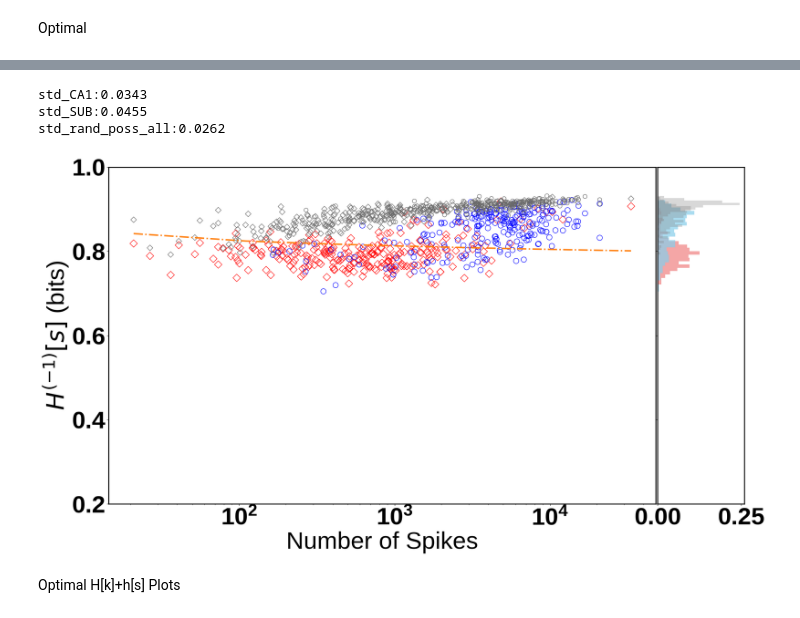
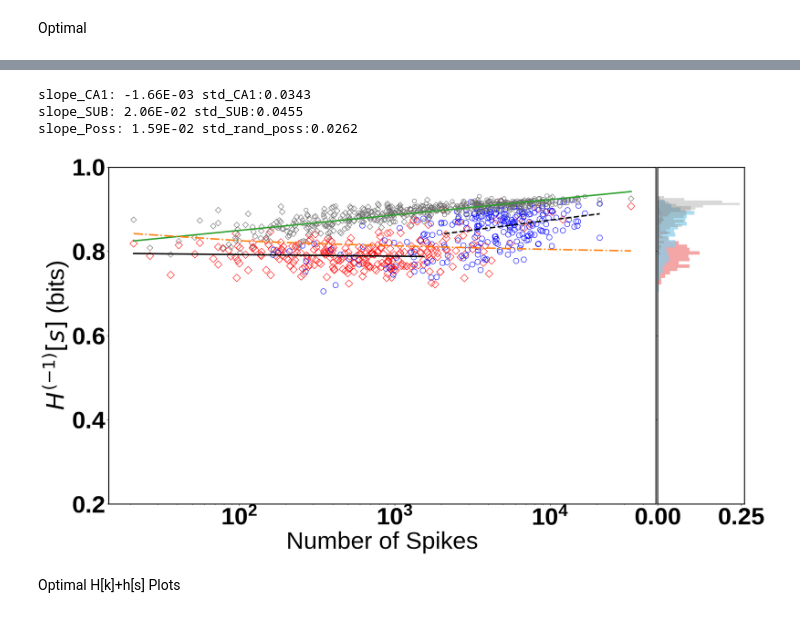
Before and after one commit to amisapta15/ResolutionRelevance, a Jupyter notebook: src/Fig_test_nspike.ipynb, the cells around one changed output, grey strips where cells are left out. Drawn from its saved outputs; the diff is of its cells as text; code cells hidden in the pictures.

```diff
--- a/src/Fig_test_nspike.ipynb
+++ b/src/Fig_test_nspike.ipynb
@@ -371,14 +382,15 @@ msr1F = interpolate.interp1d(np.log(optimal[:,0]), optimal[:,3],fill_value="extr
 ax.scatter(df.query('LOC=="CA1"')['Nspikes'], df.query('LOC=="CA1"')[quant], label='CA1 Neurons', marker='D', facecolors='none',edgecolors='r',s=mss)
 ax.scatter(df.query('LOC=="SUB"')['Nspikes'], df.query('LOC=="SUB"')[quant], label='SUB Neurons', marker='o', facecolors='none',edgecolors='b',s=mss)
 
-# #Best Fit line Between Nspike=10^3 and Nspike=10^4
-# dfC=df.query('LOC=="CA1" and 1e3<Nspikes<1e4').sort_values(by='Nspikes')
-# resC = stats.linregress(dfC['Nspikes'], dfC[quant])
-# ax.plot(dfC['Nspikes'], resC.intercept + resC.slope*dfC['Nspikes'].values, 'k', label='fitted line')
+#Best Fit semi-log line with 80% CA1s with Nspike<1550
+dfC=df.query('LOC=="CA1" and Nspikes<1550').sort_values(by='Nspikes')
+resC = stats.linregress(np.log(dfC['Nspikes']), dfC[quant])
+ax.plot(dfC['Nspikes'], resC.intercept + resC.slope*np.log(dfC['Nspikes'].values), '-',color='black',linewidth=3,label='CA1 80p semi-log regression fit')
 
-# dfS=df.query('LOC=="SUB" and 1e3<Nspikes<1e4').sort_values(by='Nspikes')
-# resS = stats.linregress(dfS['Nspikes'], dfS[quant])
-# ax.plot(dfS['Nspikes'], resS.intercept + resS.slope*dfS['Nspikes'].values, 'k--', label='fitted line')
+#Best Fit semi-log line with 80% SUBs with Nspikes>2050
+dfS=df.query('LOC=="SUB" and Nspikes>2050').sort_values(by='Nspikes')
+resS = stats.linregress(np.log(dfS['Nspikes']), dfS[quant])
+ax.plot(dfS['Nspikes'], resS.intercept + resS.slope*np.log(dfS['Nspikes'].values), '--',color='black', linewidth=3,label='SUB 80p semi-log regression fit')
 
 
 
@@ -387,18 +399,17 @@ ax.scatter(df.query('LOC=="CA1"')['Nspikes'], df.query('LOC=="CA1"')['poss_'+qua
 ax.scatter(df.query('LOC=="SUB"')['Nspikes'], df.query('LOC=="SUB"')['poss_'+quant], label='rand. SUB Neurons', marker='o', facecolors='none',edgecolors='dimgrey',s=mss-50)
 
 
+#Best Fit semi-log line for all poss data-points
+df_poss=df.sort_values(by='Nspikes')
+resPoss = stats.linregress(np.log(df_poss['Nspikes']), df_poss['poss_'+quant])
+ax.plot(df_poss['Nspikes'], resPoss.intercept + resPoss.slope*np.log(df_poss['Nspikes'].values),'-',color='tab:green', linewidth=3,label='all poss semi-log regression fit')
+
+
+
 # #Line plot for optimal
 ax.plot(df['Nspikes'].sort_values(), msr1F(np.log(np.array(df['Nspikes'].sort_values()))),'-.',color='tab:orange', linewidth=3,label='optimal')
 # ax.plot(df['Nspikes'].sort_values(), msr2F(np.log(np.array(df['Nspikes'].sort_values()))),'--',color='tab:brown', linewidth=3,label='rand. optimal')
 
-# #Best Fit line Between Nspike=10^3 and Nspike=10^4
-# dfC=df.query('LOC=="CA1" and 1e3<Nspikes<1e4').sort_values(by='Nspikes')
-# resCp = stats.linregress(dfC['Nspikes'], dfC['poss_'+quant])
-# ax.plot(dfC['Nspikes'], resCp.intercept + resCp.slope*dfC['Nspikes'].values, 'g', label='fitted line')
-
-# dfS=df.query('LOC=="SUB" and 1e3<Nspikes<1e4').sort_values(by='Nspikes')
-# resSp = stats.linregress(dfS['Nspikes'], dfS['poss_'+quant])
-# ax.plot(dfS['Nspikes'], resSp.intercept + resSp.slope*dfS['Nspikes'].values, 'g--', label='fitted line')
 
 
 
@@ -435,40 +446,43 @@ ax_histy.set_xlim(0,0.26)
 
 for tick in ax.get_xticklabels():
     tick.set_fontproperties(ticks_font)
 for tick in ax.get_yticklabels():
     tick.set_fontproperties(ticks_font)
 
 for tick in ax_histy.get_xticklabels():
     tick.set_fontproperties(ticks_font)
 
 
 # Add legend to the scatter plot outside, on the top, with horizontal layout and single column
 # ax.legend(loc='upper center', bbox_to_anchor=(0.55, 1.16), ncol=3,fontsize=22)
 
 
 # print the slope and std values to be reported in the figure caption
-print('std_CA1:{:.4f}'.format(df.query('LOC=="CA1"')[quant].std()))
-print('std_SUB:{:.4f}'.format(df.query('LOC=="SUB"')[quant].std()))
-print('std_rand_poss_all:{:.4f}'.format(df['poss_'+quant].std()))
+# print the slope and std values to be reported in the figure caption
+print('slope_CA1: {:.2E} std_CA1:{:.4f}'.format(resC.slope,df.query('LOC=="CA1"')[quant].std()))
+print('slope_SUB: {:.2E} std_SUB:{:.4f}'.format(resS.slope,df.query('LOC=="SUB"')[quant].std()))
+print('slope_Poss: {:.2E} std_rand_poss:{:.4f}'.format(resPoss.slope,df['poss_'+quant].std()))
+
+
 
 
 
 # # print the slope and std values to be reported in the figure caption
 # print('slope_CA1: {:.2E} std_CA1:{:.4f}'.format(resC.slope,df.query('LOC=="CA1"')[quant].std()))
 # print('slope_SUB: {:.2E} std_SUB:{:.4f}'.format(resS.slope,df.query('LOC=="SUB"')[quant].std()))
 # print('slope_rand_CA1: {:.2E} std_rand_CA1:{:.4f}'.format(resCp.slope,df.query('LOC=="CA1"')['poss_'+quant].std()))
 # print('slope_rand_SUB: {:.2E} std_rand_SUB:{:.4f}'.format(resSp.slope,df.query('LOC=="SUB"')['poss_'+quant].std()))
 
 
 # plt.tight_layout()
 fig.savefig(figname,bbox_inches='tight',dpi=300)
 #plt.savefig(figname2,dpi=300)
 plt.show(fig)
 # %% [output]
-std_CA1:0.0343
-std_SUB:0.0455
-std_rand_poss_all:0.0262
+slope_CA1: -1.66E-03 std_CA1:0.0343
+slope_SUB: 2.06E-02 std_SUB:0.0455
+slope_Poss: 1.59E-02 std_rand_poss:0.0262
-[figure, old version]
+[figure, new version]
 # %%
 filepath_plotdata='../figures_plotdata/'+figname.split('/')[-1][:-4]+'.csv'
 
```
Also changed, not shown: parts of 5 cells of this notebook, 23 other files.
